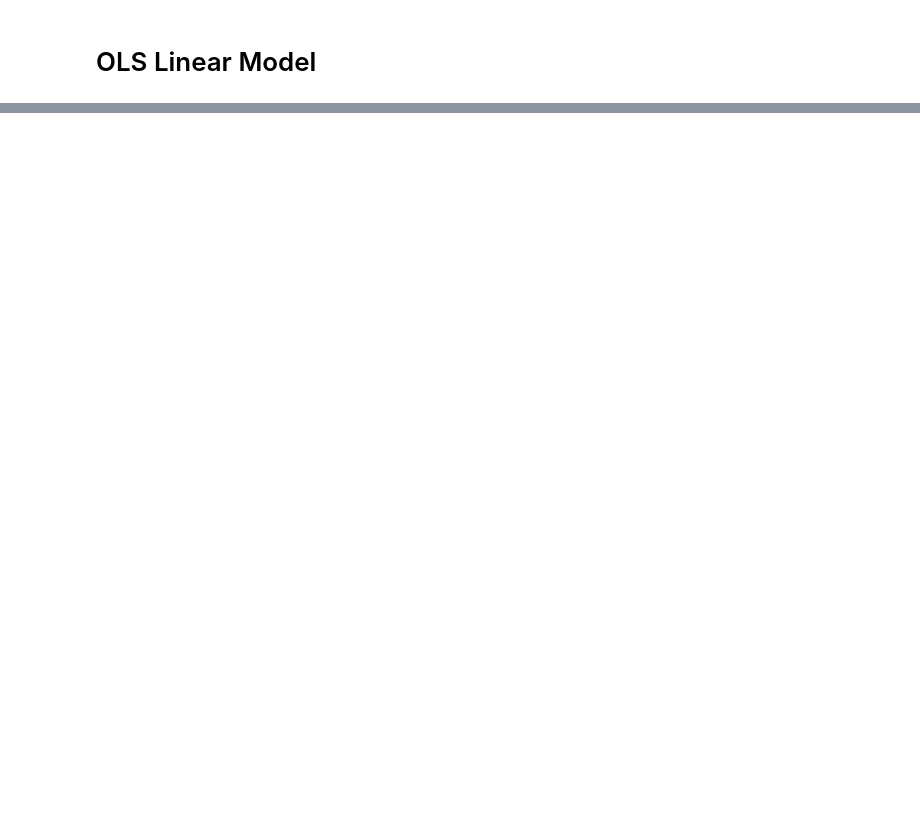
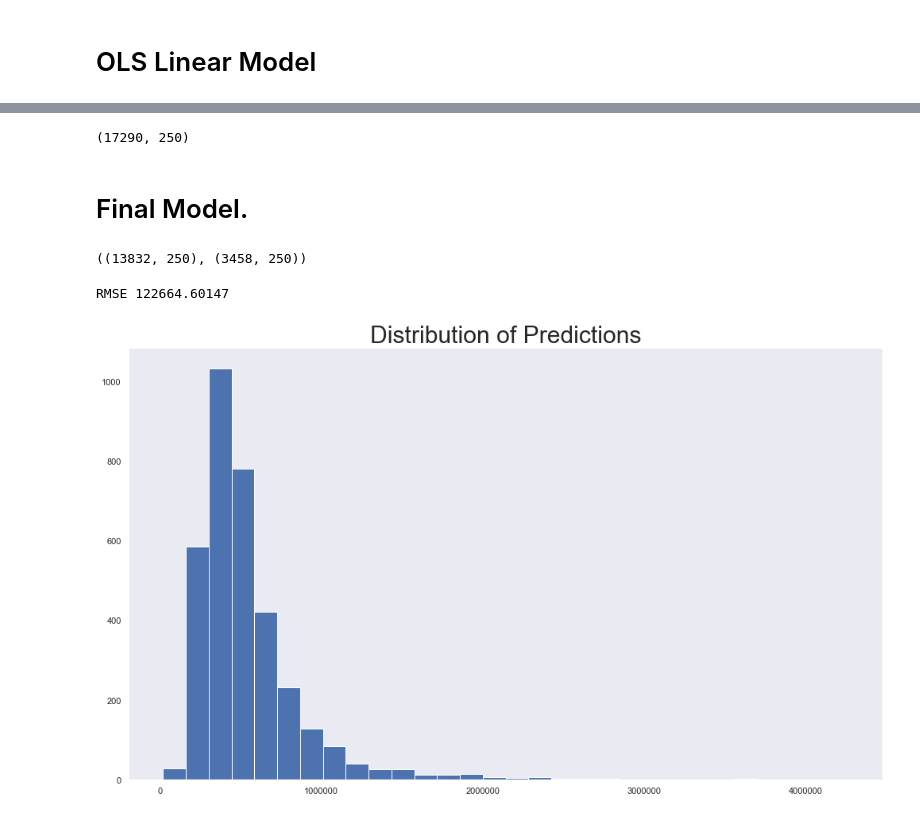
Before and after one commit to brenfrrs/kings_county_housing, a Jupyter notebook: EDA/final_draft.ipynb, the cells around one changed output, grey strips where cells are left out. Saved outputs shown, nothing was run; the diff lists cells and outputs as text; code cells hidden in the pictures; blank space fills up the shorter version.

```diff
--- a/EDA/final_draft.ipynb
+++ b/EDA/final_draft.ipynb
@@ -204,0 +398,6 @@ model.summary()
+# %%
+poly_feats = PolynomialFeatures(degree=2, include_bias=False)
+poly_data = poly_feats.fit_transform(training_data.drop(columns='price', axis=1))
+poly_columns = poly_feats.get_feature_names(training_data.columns.drop('price'))
+df_poly = pd.DataFrame(poly_data, columns=poly_columns)
+df_poly.head()
@@ -204,0 +412,3 @@ model.summary()
+# %%
+y = pd.read_csv('y.csv')
+y.head(2) # put prices into its own file.
@@ -204,0 +473,28 @@ model.summary()
+# %%
+x_poly.drop(scrap, axis=1, inplace=True) # drop the worst performing features.
+x_poly.shape
+# %% [output]
+(17290, 250)
+# %% [markdown]
+# Final Model.
+# %%
+y_poly = y.price
+x_poly = df_poly
+
+x_train, x_test, y_train, y_test = train_test_split(x_poly, y, random_state=42, test_size=.2)
+x_train.shape, x_test.shape
+# %% [output]
+((13832, 250), (3458, 250))
+# %%
+lr_poly = LinearRegression()
+lr_poly.fit(x_train, y_train)
+y_hat = lr_poly.predict(x_test)
+MSE = mean_squared_error(y_test, y_hat)
+print('RMSE',np.sqrt(MSE).round(5))
+# %% [output]
+RMSE 122664.60147
+# %%
+plt.hist(y_hat, bins=30);
+plt.title('Distribution of Predictions', size=30);
+# %% [output]
+[figure, added]
```
Also changed, not shown: parts of 56 cells of this notebook, 1 other file.
